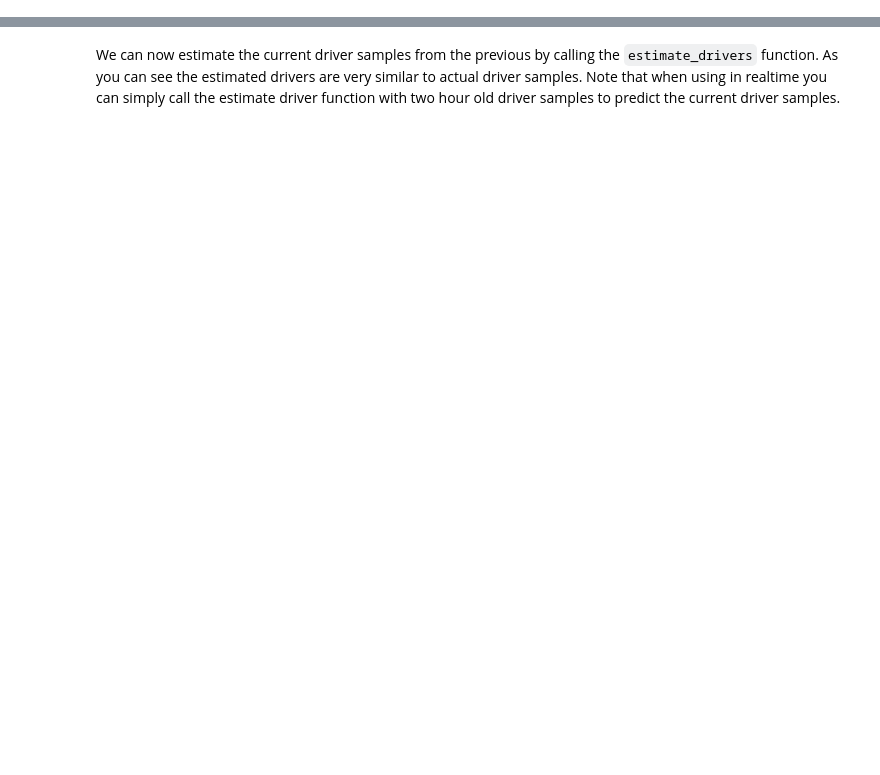
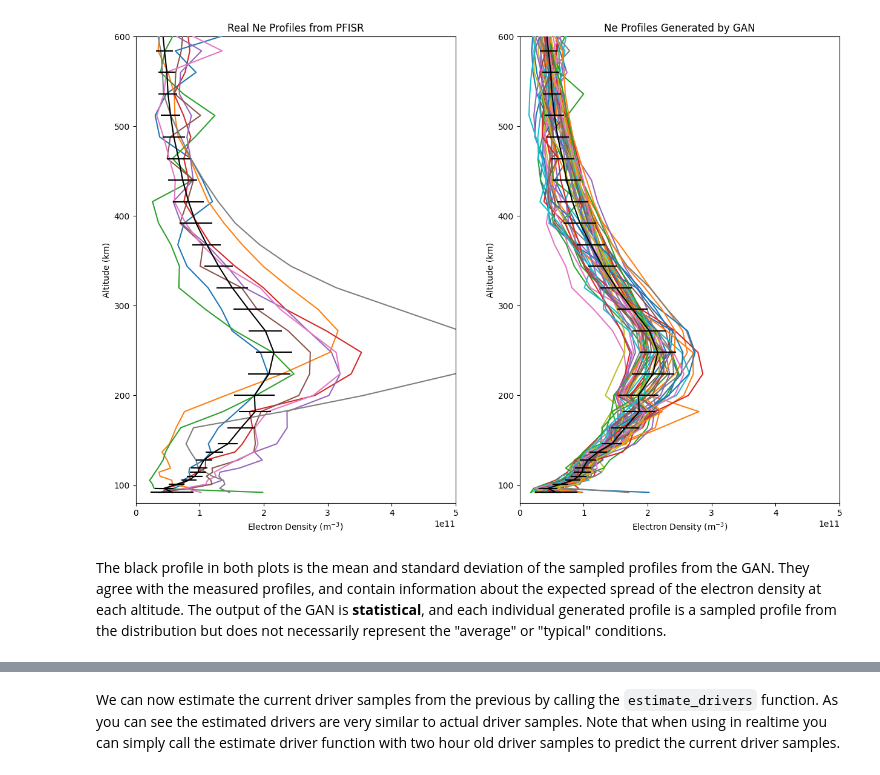
Before and after one commit to sri-geospace/atmosense-abcgan, a Jupyter notebook: tutorials/demo.ipynb, the cells around one changed output, grey strips where cells are left out. Drawn from its saved outputs; the diff is of its cells as text; code cells hidden in the pictures; blank space fills up the shorter version.

```diff
--- a/tutorials/demo.ipynb
+++ b/tutorials/demo.ipynb
@@ -281,0 +286,32 @@ prev_drivers = drivers[prev_dr_map]
+# %%
+idx = np.argwhere((np.abs(drivers[:,3]-12.)<1.) & (drivers[:,0]<5.) & (drivers[:,1]<80.)).flatten()
+avg_drivers = np.mean(drivers[idx,:], axis=0)[None,:]
+
+gen_profiles = abcgan.generate(avg_drivers.repeat(50, 0))
+mean_profile = np.mean(gen_profiles, axis=0)
+std_profile = np.std(gen_profiles, axis=0)
+
+plt.style.use('default')
+fig, ax = plt.subplots(1, 2, figsize=(15, 10))
+
+ax[0].plot(bvs[idx,:,0].T, const.altgrid[:30], zorder=3)
+ax[0].set_title('Real Ne Profiles from PFISR')
+
+ax[1].plot(gen_profiles[:,:,0].T, const.altgrid[:30], zorder=3)
+ax[1].set_title('Ne Profiles Generated by GAN')
+
+for i in range(2):
+    ax[i].errorbar(mean_profile[:,0], const.altgrid[:30], xerr=std_profile[:,0], color='black', zorder=5)
+    ax[i].set_xlim([0.,5.e11])
+    ax[i].set_ylim([80.,600.])
+    ax[i].set_xlabel(r'Electron Density (m$^{-3}$)')
+    ax[i].set_ylabel('Altitude (km)')
+
+plt.show()
+# %% [output]
+[figure, added]
+# %% [markdown]
+The black profile in both plots is the mean and standard deviation of the sampled profiles from the GAN.
+They agree with the measured profiles, and contain information about the expected spread of the electron density at each altitude.
+The output of the GAN is **statistical**, and each individual generated profile is a sampled profile from the distribution but does
+not necessarily represent the "average" or "typical" conditions.
```
Also changed, not shown: parts of 110 cells of this notebook, 37 other files.
